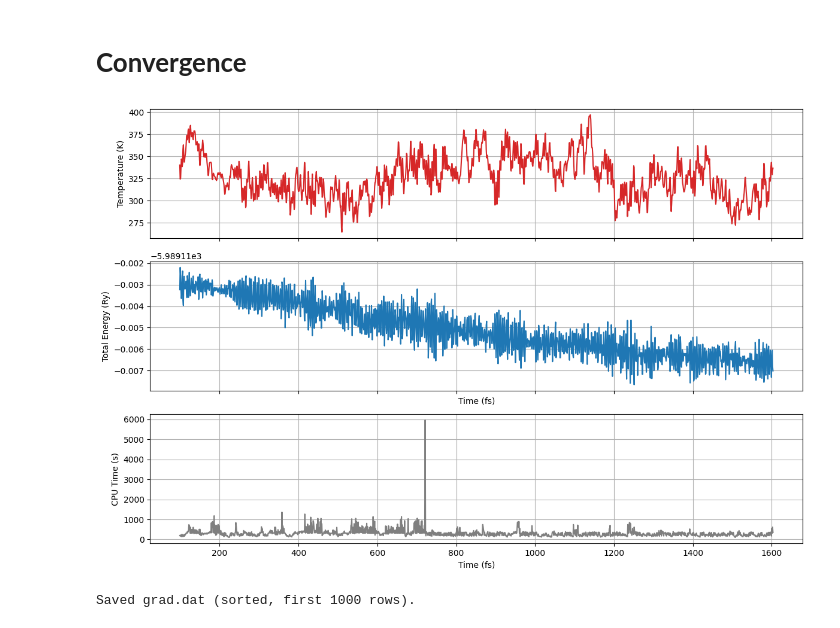
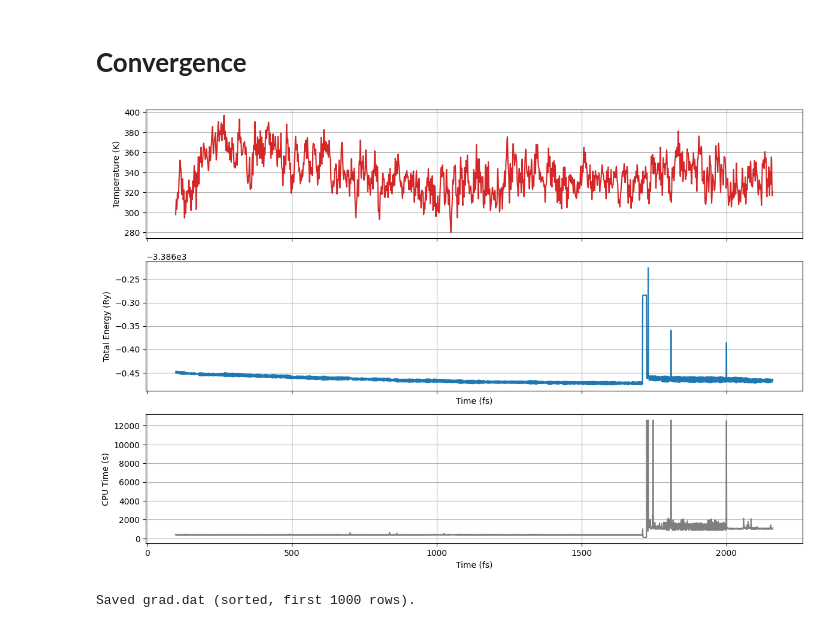
Before and after one commit to JihoonSon94/MD_Analysis, a Jupyter notebook: MD.ipynb, the cells around one changed output. Drawn from its saved outputs; the diff is of its cells as text; code cells hidden in the pictures.

Commit message:
update
Visualization Tool updated

```diff
--- a/MD.ipynb
+++ b/MD.ipynb
@@ -774,40 +851,40 @@ import numpy as np
 import matplotlib.pyplot as plt
 import os
 
-file_name = "Cu-1.ener"
+file_name = "CeO2-1.ener"
 desktop_dir = os.path.join(os.path.expanduser("~"), "Desktop")
 ener_file = os.path.join(desktop_dir, file_name)
 
 # columns: 0=md_step, 1=time_fs, 2=e_kin, 3=temp, 4=e_pot, 5=e_tot, 6=cpu_time
 
 data = np.loadtxt(ener_file, comments='#', skiprows=100, usecols=(1, 3, 5, 6))
 time_fs, temp, e_tot, cpu_time = data[:,0], data[:,1], data[:,2], data[:,3]
 
 fig, axes = plt.subplots(3, 1, figsize=(12, 8), sharex=True)
 
 # 위: 온도
 axes[0].plot(time_fs, temp, lw=1.5, color='tab:red')
 axes[0].set_ylabel('Temperature (K)')
 axes[0].ticklabel_format(style='plain', axis='y')
 axes[0].grid(True)
 
 # 아래: 에너지
 axes[1].plot(time_fs, e_tot, lw=1.5, color='tab:blue')
 axes[1].set_xlabel('Time (fs)')
 axes[1].set_ylabel('Total Energy (Ry)')
 axes[1].ticklabel_format(style='plain', axis='y')
 axes[1].grid(True)
 
 axes[2].plot(time_fs, cpu_time, lw=1.5, color='tab:grey')
 axes[2].set_xlabel('Time (fs)')
 axes[2].set_ylabel('CPU Time (s)')
 axes[2].ticklabel_format(style='plain', axis='y')
 axes[2].grid(True)
 
 plt.tight_layout()
 plt.show()
 # %% [output]
-[figure, old version]
+[figure, new version]
 # %%
 csv_file = "C:\\Users\\Jihoon\\Desktop\\CeO2_Cu-1_energy.csv"
 np.savetxt(
```
Also changed, not shown: parts of 11 cells of this notebook.
